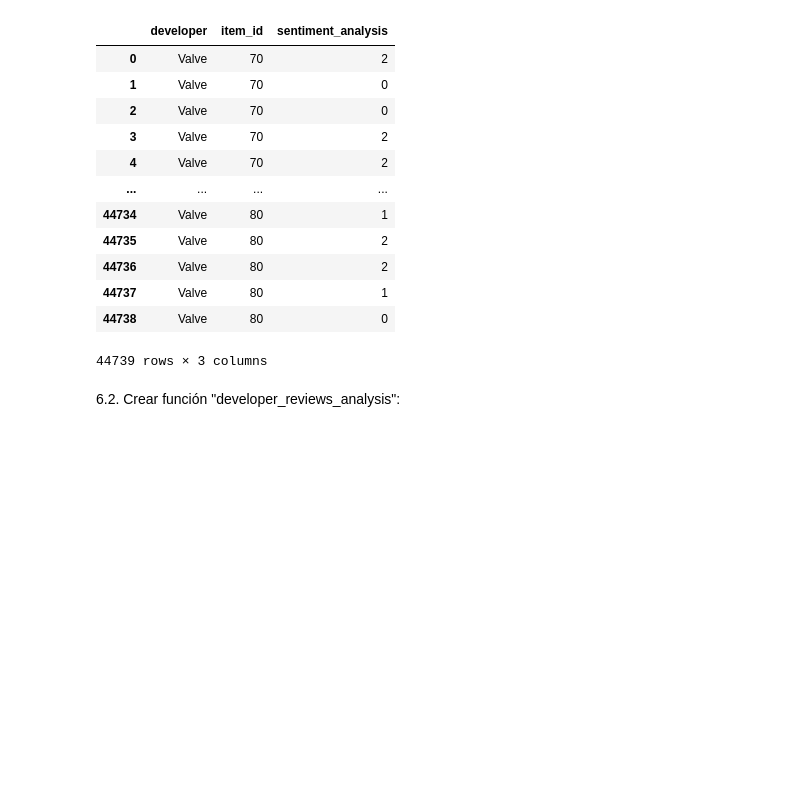
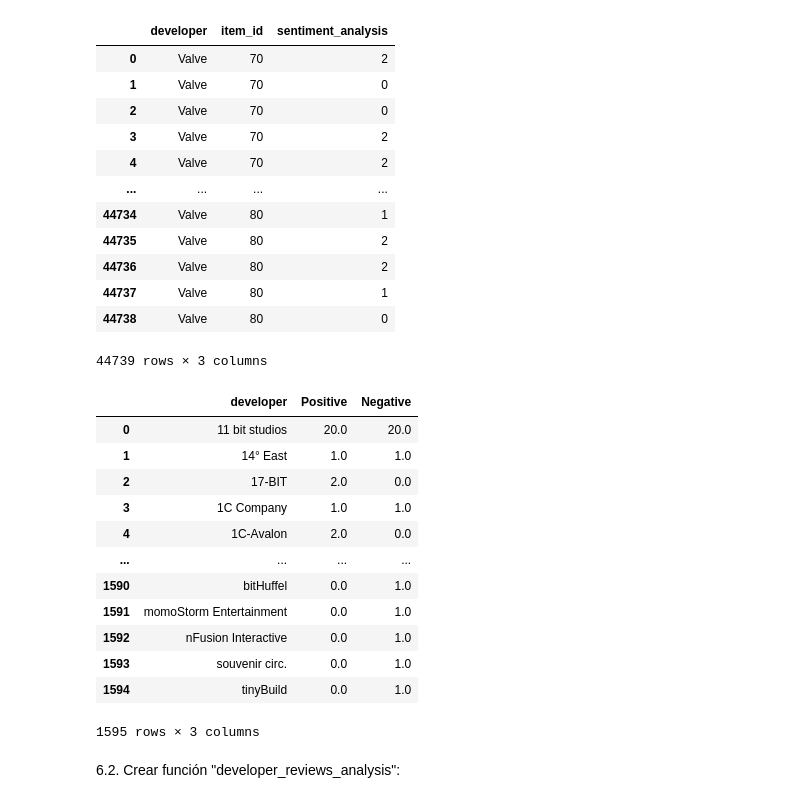
Before and after one commit to LDavidRojasD/MLOps_SteamGames_Proy1, a Jupyter notebook: 4. Funciones_Endpoints.ipynb, the cells around one changed output. Drawn from its saved outputs; the diff is of its cells as text; code cells hidden in the pictures; blank space fills up the shorter version.

```diff
--- a/4. Funciones_Endpoints.ipynb
+++ b/4. Funciones_Endpoints.ipynb
@@ -413,6 +508,40 @@ End5_Sentimiento
 | 44737 | Valve | 80 | 1 |
 | 44738 | Valve | 80 | 0 |
 44739 rows × 3 columns
+# %%
+# Eliminar filas con valores nulos en cualquier columna
+End5_Sentimiento = End5_Sentimiento.dropna()
+# %%
+# Reconstruir tabla para mejorar la lectura en los endpoints:
+
+# Filtrar solo las reseñas positivas y negativas
+positivas = End5_Sentimiento[End5_Sentimiento['sentiment_analysis'] == 2]
+negativas = End5_Sentimiento[End5_Sentimiento['sentiment_analysis'] == 0]
+
+# Contar el número de reseñas positivas y negativas por desarrollador
+positivas_counts = positivas.groupby('developer').size().reset_index(name='Positive')
+negativas_counts = negativas.groupby('developer').size().reset_index(name='Negative')
+
+# Combinar los resultados en un nuevo DataFrame
+resultado_final = pd.merge(positivas_counts, negativas_counts, on='developer', how='outer').fillna(0)
+
+End5_Sentimiento = resultado_final
+# %%
+End5_Sentimiento
+# %% [output]
+|  | developer | Positive | Negative |
+| 0 | 11 bit studios | 20.0 | 20.0 |
+| 1 | 14° East | 1.0 | 1.0 |
+| 2 | 17-BIT | 2.0 | 0.0 |
+| 3 | 1C Company | 1.0 | 1.0 |
+| 4 | 1C-Avalon | 2.0 | 0.0 |
+| ... | ... | ... | ... |
+| 1590 | bitHuffel | 0.0 | 1.0 |
+| 1591 | momoStorm Entertainment | 0.0 | 1.0 |
+| 1592 | nFusion Interactive | 0.0 | 1.0 |
+| 1593 | souvenir circ. | 0.0 | 1.0 |
+| 1594 | tinyBuild | 0.0 | 1.0 |
+1595 rows × 3 columns
 # %% [markdown]
 6.2. Crear función "developer_reviews_analysis":
 # %%
```
Also changed, not shown: parts of 20 cells of this notebook, 4 other files.
